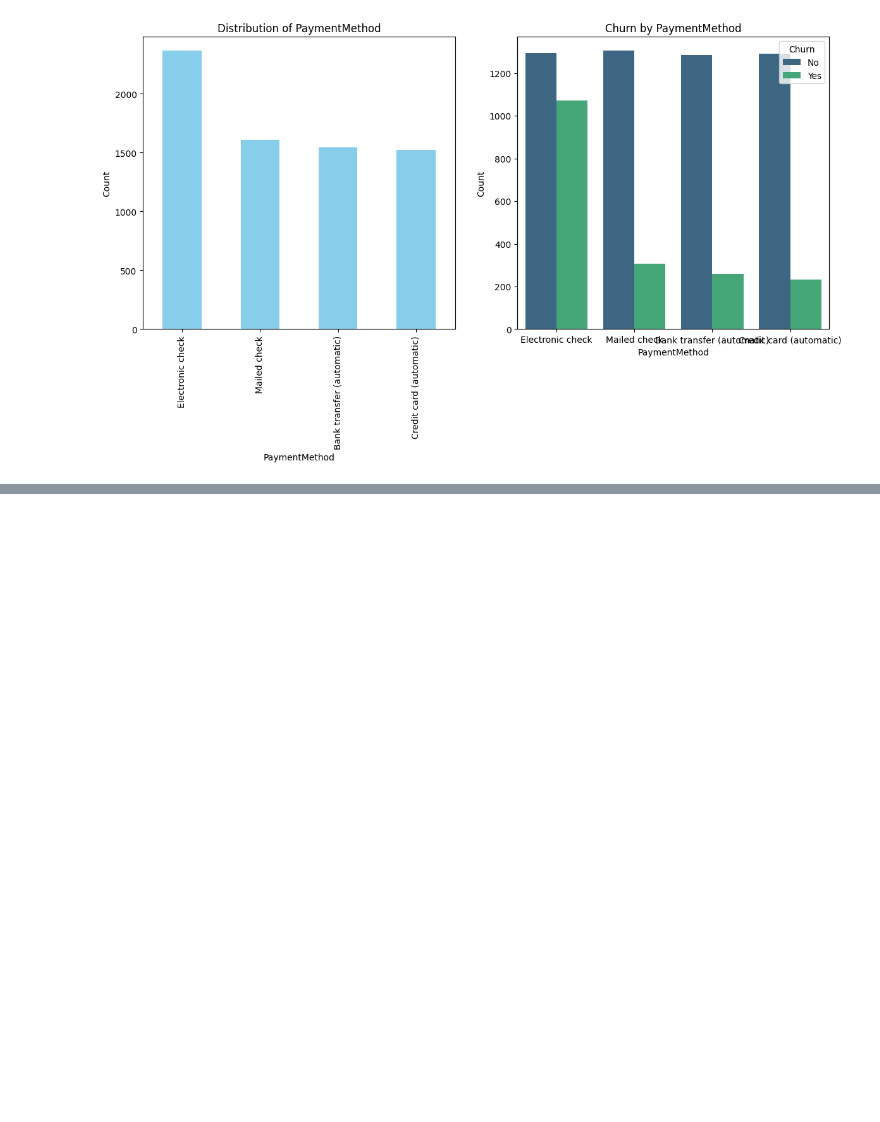
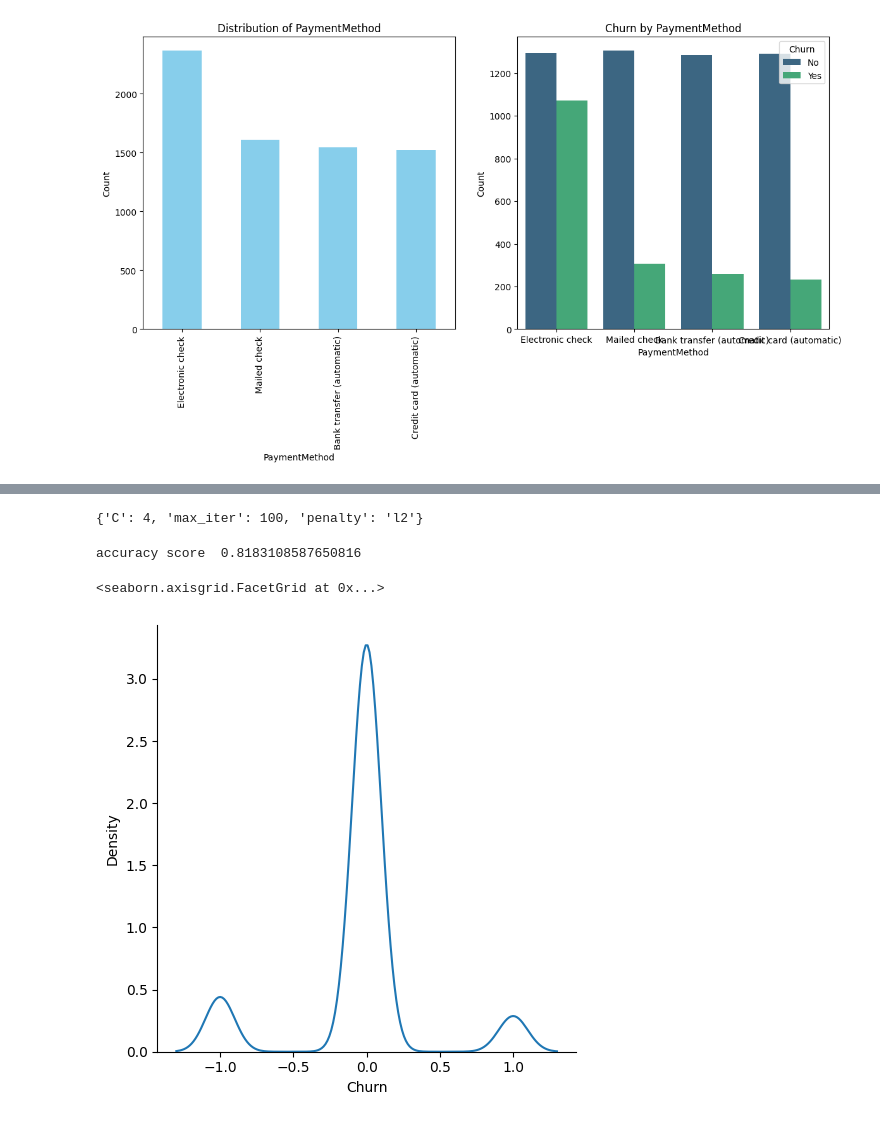
Before and after one commit to codeByGaurish/ml-usecase, a Jupyter notebook: ml_usecase_telco.ipynb, the cells around one changed output, grey strips where cells are left out. Cells and saved outputs as stored; diff of their text form; code cells hidden in the pictures; blank space fills up the shorter version.

```diff
--- a/ml_usecase_telco.ipynb
+++ b/ml_usecase_telco.ipynb
@@ -828,0 +736,11 @@ Text(0, 0.5, 'Count')
+# %%
+#training model
+parameters = {'penalty':['l1','l2','elasticnet'],'C':[1,2,3,4,5,6,10,20,30,40],
+             'max_iter':[100,200,300]}
+# %%
+# hyperparameter tuning
+classifier = GridSearchCV(classifier,param_grid=parameters,scoring='accuracy',cv=5)
+# %%
+# testing model
+
+classifier.fit(x_train,y_train)
@@ -828,0 +770,17 @@ Text(0, 0.5, 'Count')
+# %%
+print(classifier.best_params_)
+# %% [output]
+{'C': 4, 'max_iter': 100, 'penalty': 'l2'}
+# %%
+##predication
+y_pred = classifier.predict(x_test)
+# %%
+print('accuracy score ',accuracy_score(y_test, y_pred))
+# %% [output]
+accuracy score  0.8183108587650816
+# %%
+#plotting displot
+sns.displot(y_pred-y_test,kind='kde')
+# %% [output]
+<seaborn.axisgrid.FacetGrid at 0x...>
+[figure, added]
```
Also changed, not shown: parts of 73 cells of this notebook.
